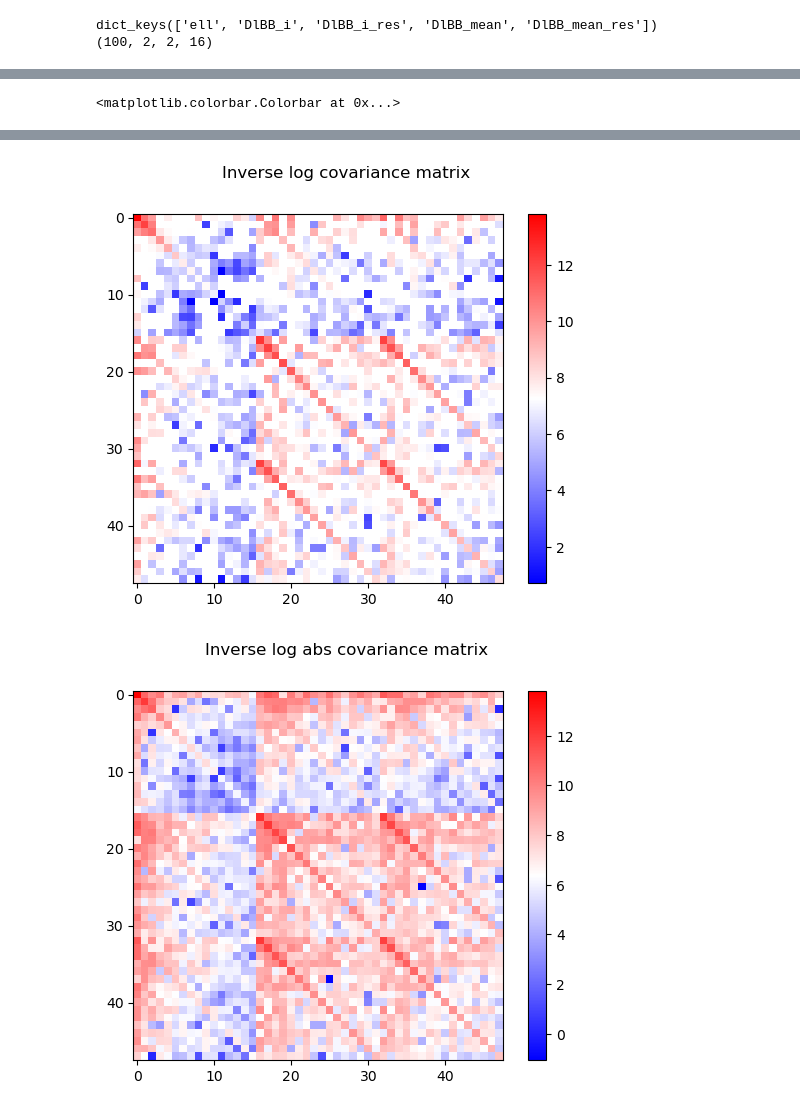
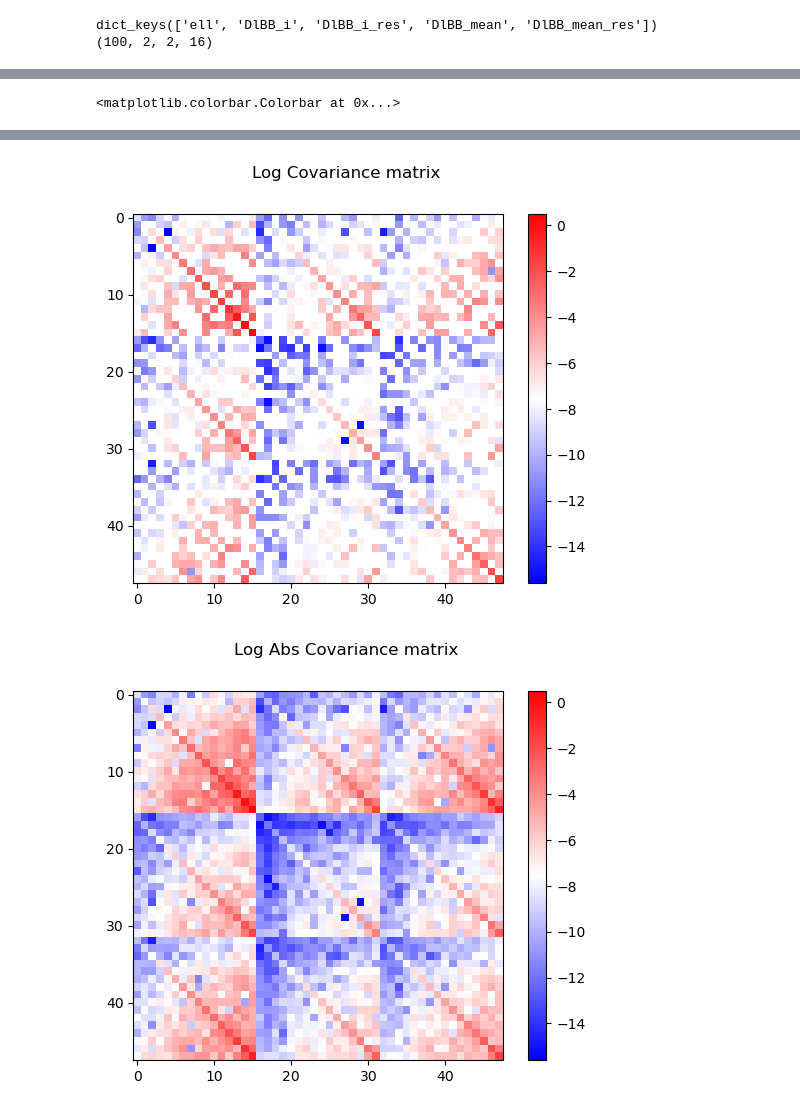
Before and after one commit to mathias77515/CMM-Pipeline, a Jupyter notebook: scripts_nahuel/analysis-r-2.ipynb, the cells around one changed output, grey strips where cells are left out. Cells and saved outputs as stored; diff of their text form; code cells hidden in the pictures.

```diff
--- a/scripts_nahuel/analysis-r-2.ipynb
+++ b/scripts_nahuel/analysis-r-2.ipynb
@@ -9,25 +9,28 @@ import emcee
 from multiprocess import Pool
 from getdist import plots, MCSamples
 # %%
+# base_dir = '/home/nahue-ofi/'
+base_dir = '/home/nahue/'
+
 def give_cl_cmb(ell, r=0, Alens=1.):
 
-    power_spectrum = hp.read_cl('/home/nahue-ofi/CMM-Pipeline/src/data/Cls_Planck2018_lensed_scalar.fits')[:,:4000]
+    power_spectrum = hp.read_cl(base_dir+'CMM-Pipeline/src/data/Cls_Planck2018_lensed_scalar.fits')[:,:4000]
     if Alens != 1.:
         power_spectrum[2] *= Alens
     if r:
-        power_spectrum += r * hp.read_cl('/home/nahue-ofi/CMM-Pipeline/src/data/Cls_Planck2018_unlensed_scalar_and_tensor_r1.fits')[:,:4000]
+        power_spectrum += r * hp.read_cl(base_dir+'CMM-Pipeline/src/data/Cls_Planck2018_unlensed_scalar_and_tensor_r1.fits')[:,:4000]
     return np.interp(ell, np.arange(1, 4001, 1), power_spectrum[2])
 
-# with open('/home/nahue-ofi/CMM-Pipeline/src/autospectrum_cmb_d0_100_143_planck_parametric_d0_two.pkl', 'rb') as f: #autospectrum_realistic_in_cmb_d1_s0_out_cmb_d1_parametric_d1_two #autospectrum_forecast_inCMBDustSync_outCMBDustSync_advancedparametric_d0_two
+# with open(base_dir+'CMM-Pipeline/src/autospectrum_cmb_d0_100_143_planck_parametric_d0_two.pkl', 'rb') as f: #autospectrum_realistic_in_cmb_d1_s0_out_cmb_d1_parametric_d1_two #autospectrum_forecast_inCMBDustSync_outCMBDustSync_advancedparametric_d0_two
 #     data1 = pickle.load(f)
 
-with open('/home/nahue-ofi/CMM-Pipeline/src/autospectrum_cmb_d0_fullHFI_planck_parametric_d0_two.pkl', 'rb') as f: #autospectrum_realistic_in_cmb_d1_s0_out_cmb_d1_parametric_d1_two #autospectrum_forecast_inCMBDustSync_outCMBDustSync_advancedparametric_d0_two
-    data1 = pickle.load(f)
+# with open(base_dir+'CMM-Pipeline/src/autospectrum_cmb_d0_fullHFI_planck_parametric_d0_two.pkl', 'rb') as f: #autospectrum_realistic_in_cmb_d1_s0_out_cmb_d1_parametric_d1_two #autospectrum_forecast_inCMBDustSync_outCMBDustSync_advancedparametric_d0_two
+#     data1 = pickle.load(f)
 
-with open('/home/nahue-ofi/CMM-Pipeline/src/autospectrum_realistic_in_cmb_d1_s0_out_cmb_d1_parametric_d1_two.pkl', 'rb') as f: #autospectrum_realistic_in_cmb_d1_s0_out_cmb_d1_parametric_d1_two #autospectrum_forecast_inCMBDustSync_outCMBDustSync_advancedparametric_d0_two
+with open(base_dir+'CMM-Pipeline/src/autospectrum_realistic_in_cmb_d1_s0_out_cmb_d1_parametric_d1_two.pkl', 'rb') as f: #autospectrum_realistic_in_cmb_d1_s0_out_cmb_d1_parametric_d1_two #autospectrum_forecast_inCMBDustSync_outCMBDustSync_advancedparametric_d0_two
     data = pickle.load(f)
 
-# with open('/home/nahue-ofi/CMM-Pipeline/src/autospectrum_cmbseed1_50reals_nofg.pkl', 'rb') as f:
+# with open(base_dir+'CMM-Pipeline/src/autospectrum_cmbseed1_50reals_nofg.pkl', 'rb') as f:
 #     datanofg = pickle.load(f)
 
 _f = data['ell'] * (data['ell'] + 1) / (2 * np.pi)
@@ -293,9 +288,9 @@ plt.tight_layout
 # plt.imshow(cov_cc[:, :], vmin=-vmax, vmax=vmax, cmap='bwr')
 # plt.colorbar()
 # %%
-data_cc = data['DlBB_i'][:, 0, 0,:] - data['DlBB_i_res'][:, 0, 0,:]
-data_dd = data['DlBB_i'][:, 1, 1,:] - data['DlBB_i_res'][:, 1, 1,:]
-data_dc = data['DlBB_i'][:, 1, 0,:] - data['DlBB_i_res'][:, 1, 0,:]
+data_cc = data['DlBB_i_res'][:, 0, 0,:]#data['DlBB_i'][:, 0, 0,:] - data['DlBB_i_res'][:, 0, 0,:]
+data_dd = data['DlBB_i_res'][:, 1, 1,:]#data['DlBB_i'][:, 1, 1,:] - data['DlBB_i_res'][:, 1, 1,:]
+data_dc = data['DlBB_i_res'][:, 1, 0,:]#data['DlBB_i'][:, 1, 0,:] - data['DlBB_i_res'][:, 1, 0,:]
 
 data_for_cov = np.append(data_cc, data_dd,axis=1)
 data_for_cov = np.append(data_for_cov, data_dc,axis=1)
@@ -309,19 +304,27 @@ vmax = np.max(np.abs(cov_complete[:, :]))
 plt.imshow(cov_complete[:, :], vmin=-vmax, vmax=vmax, cmap='bwr')
 plt.colorbar()
 
+plt.figure()
+plt.suptitle('Log Covariance matrix')
+plt.imshow(np.log(cov_complete[:, :]), cmap='bwr')
+plt.colorbar()
+
+plt.figure()
+plt.suptitle('Log Abs Covariance matrix')
+plt.imshow(np.log(np.abs(cov_complete[:, :])), cmap='bwr')
+plt.colorbar()
+
 cov_inv = np.linalg.inv(cov_complete)
 
 plt.figure()
 
 plt.suptitle('Inverse log covariance matrix')
-vmax = np.max(np.abs(cov_inv[:, :]))
 plt.imshow(np.log(cov_inv[:, :]), cmap='bwr')#, vmin=-vmax, vmax=vmax, cmap='bwr')
 plt.colorbar()
 
 plt.figure()
 
 plt.suptitle('Inverse log abs covariance matrix')
-vmax = np.max(np.abs(cov_inv[:, :]))
 plt.imshow(np.log(np.abs(cov_inv[:, :])), cmap='bwr')#, vmin=-vmax, vmax=vmax, cmap='bwr')
 plt.colorbar()
 # %% [output]
@@ -330,2 +333,2 @@ plt.colorbar()
-[figure, old version]
+[figure, new version]
-[figure, old version]
+[figure, new version]
```
Also changed, not shown: parts of 11 cells of this notebook, 1 other file.
